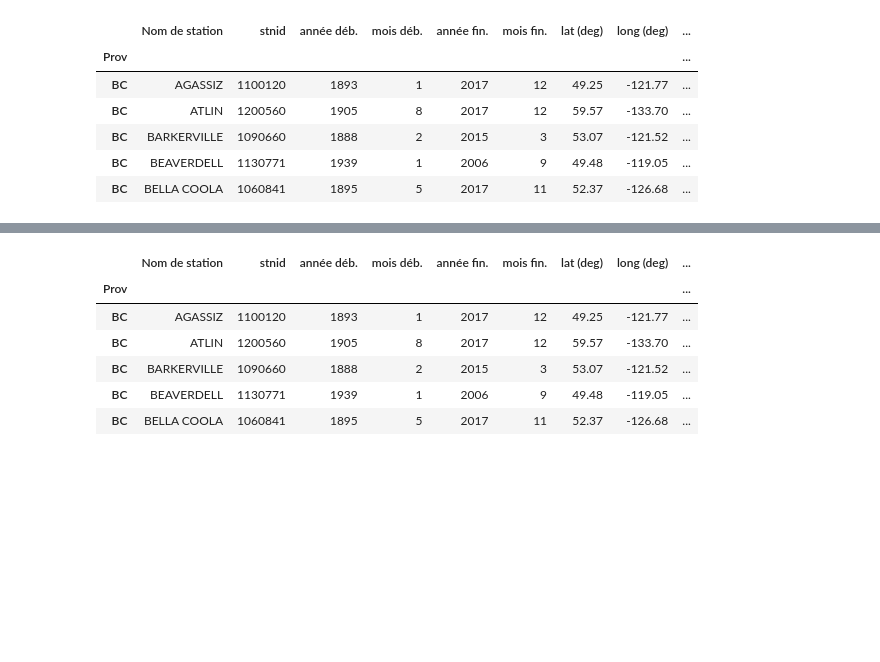
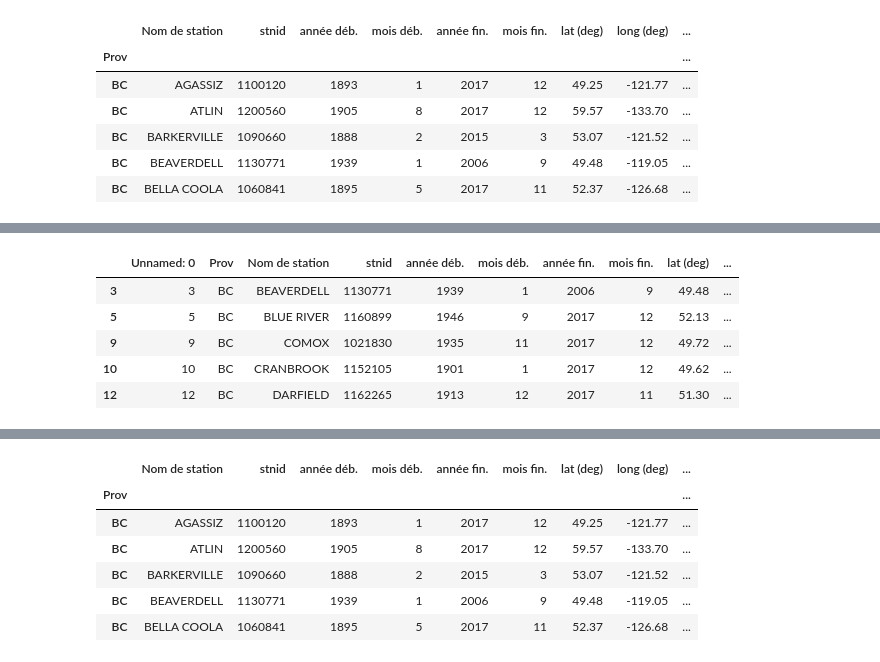
Before and after one commit to guimeto/Formation-Python-VF, a Jupyter notebook: 8_pandas/8- Pandas - cours.ipynb, the cells around one changed output, grey strips where cells are left out. Saved outputs shown, nothing was run; the diff lists cells and outputs as text; code cells hidden in the pictures; blank space fills up the shorter version.

```diff
--- a/8_pandas/8- Pandas - cours.ipynb
+++ b/8_pandas/8- Pandas - cours.ipynb
@@ -446,0 +718,3 @@ dataframe_Prov_index.loc[:,["Nom de station", "année déb.", "année fin."]].he
+# %%
+dataframe.replace('N',np.nan, inplace=True)
+dataframe.head(3)
@@ -446,0 +799,9 @@ dataframe_Prov_index.loc[:,["Nom de station", "année déb.", "année fin."]].he
+# %%
+dataframe.dropna(axis=0).head(5)
+# %% [output]
+|  | Unnamed: 0 | Prov | Nom de station | stnid | année déb. | mois déb. | année fin. | mois fin. | lat (deg) | ... |
+| 3 | 3 | BC | BEAVERDELL | 1130771 | 1939 | 1 | 2006 | 9 | 49.48 | ... |
+| 5 | 5 | BC | BLUE RIVER | 1160899 | 1946 | 9 | 2017 | 12 | 52.13 | ... |
+| 9 | 9 | BC | COMOX | 1021830 | 1935 | 11 | 2017 | 12 | 49.72 | ... |
+| 10 | 10 | BC | CRANBROOK | 1152105 | 1901 | 1 | 2017 | 12 | 49.62 | ... |
+| 12 | 12 | BC | DARFIELD | 1162265 | 1913 | 12 | 2017 | 11 | 51.30 | ... |
```
Also changed, not shown: parts of 204 cells of this notebook, 42 other files.
